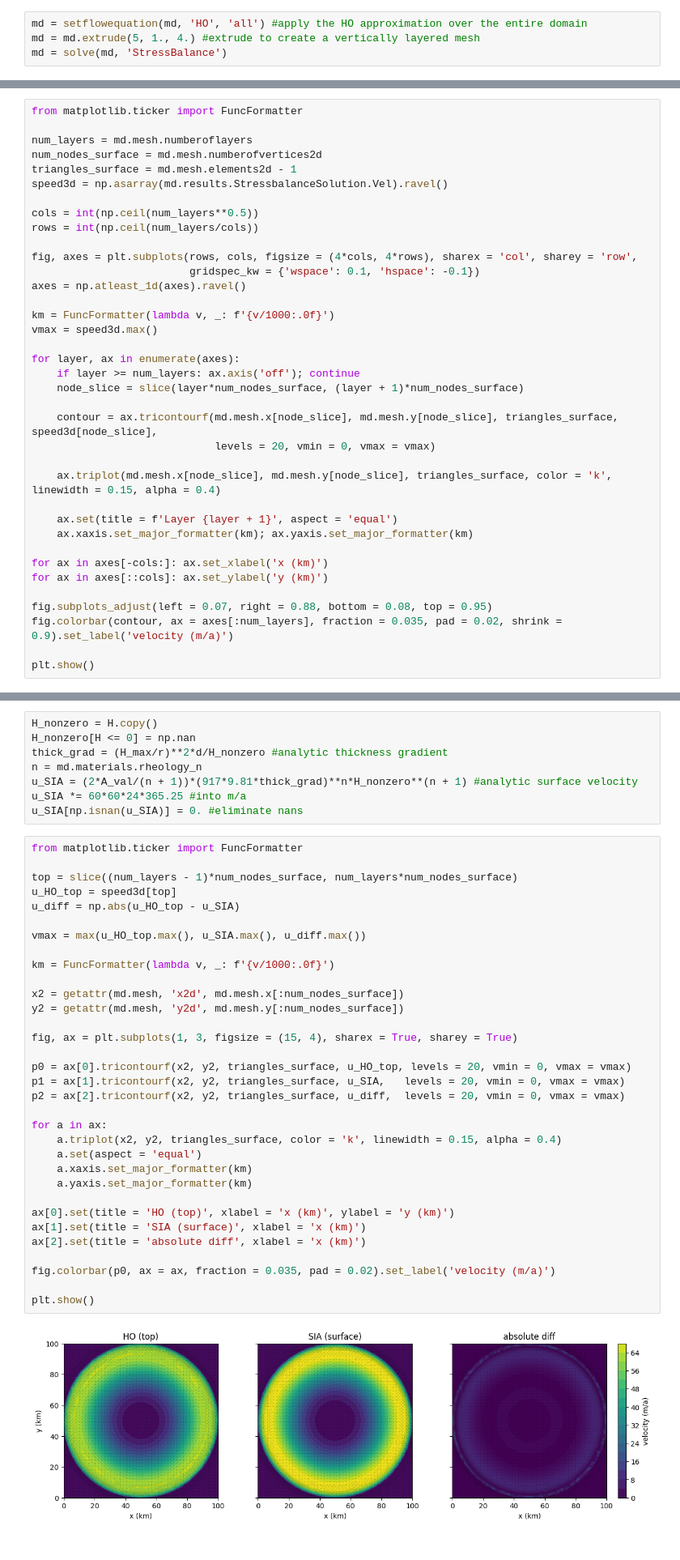
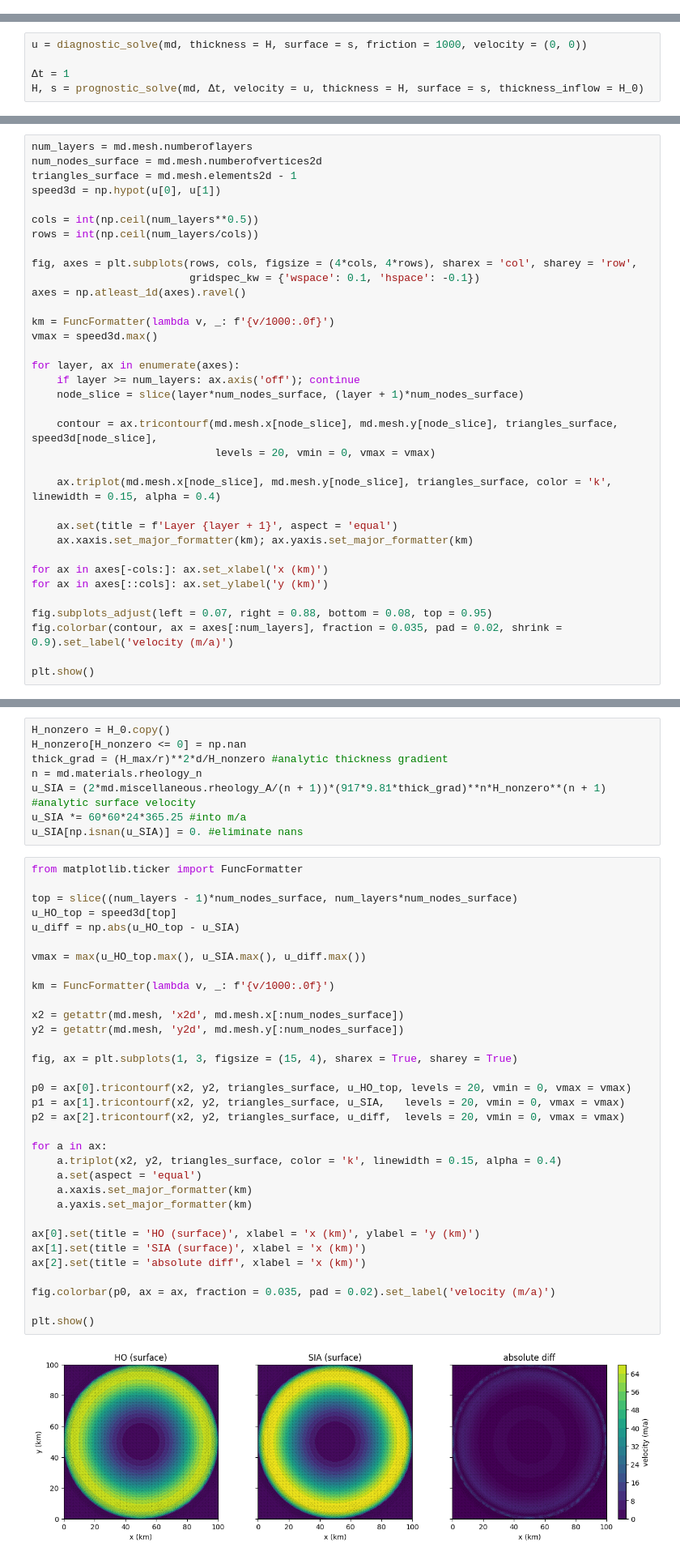
Before and after one commit to chrismiele/glimmer, a Jupyter notebook: issm/HO_dome.ipynb, the cells around one changed output, grey strips where cells are left out. Shown at 81% size. Drawn from its saved outputs; the diff is of its cells as text.

```diff
--- a/issm/HO_dome.ipynb
+++ b/issm/HO_dome.ipynb
@@ -140,4 +109,0 @@ md.basalforcings.floatingice_melting_rate = np.zeros(len(x))
-# %%
-md = setflowequation(md, 'HO', 'all') #apply the HO approximation over the entire domain
-md = md.extrude(5, 1., 4.) #extrude to create a vertically layered mesh
-md = solve(md, 'StressBalance')
@@ -161,0 +115,5 @@ loading results from cluster
+# %%
+u = diagnostic_solve(md, thickness = H, surface = s, friction = 1000, velocity = (0, 0))
+
+Δt = 1
+H, s = prognostic_solve(md, Δt, velocity = u, thickness = H, surface = s, thickness_inflow = H_0)
@@ -162,10 +122,8 @@ loading results from cluster
 # %%
-from matplotlib.ticker import FuncFormatter
-
 num_layers = md.mesh.numberoflayers
 num_nodes_surface = md.mesh.numberofvertices2d
 triangles_surface = md.mesh.elements2d - 1
-speed3d = np.asarray(md.results.StressbalanceSolution.Vel).ravel()
+speed3d = np.hypot(u[0], u[1])
 
 cols = int(np.ceil(num_layers**0.5))
 rows = int(np.ceil(num_layers/cols))
@@ -201,11 +159,11 @@ plt.show()
 # %% [markdown]
 ## Compare numerical HO results with semi-analytic SIA solution
 # %%
-H_nonzero = H.copy()
-H_nonzero[H <= 0] = np.nan
+H_nonzero = H_0.copy()
+H_nonzero[H_nonzero <= 0] = np.nan
 thick_grad = (H_max/r)**2*d/H_nonzero #analytic thickness gradient
 n = md.materials.rheology_n
-u_SIA = (2*A_val/(n + 1))*(917*9.81*thick_grad)**n*H_nonzero**(n + 1) #analytic surface velocity
+u_SIA = (2*md.miscellaneous.rheology_A/(n + 1))*(917*9.81*thick_grad)**n*H_nonzero**(n + 1) #analytic surface velocity
 u_SIA *= 60*60*24*365.25 #into m/a
 u_SIA[np.isnan(u_SIA)] = 0. #eliminate nans
 # %%
@@ -214,32 +172,32 @@ from matplotlib.ticker import FuncFormatter
 top = slice((num_layers - 1)*num_nodes_surface, num_layers*num_nodes_surface)
 u_HO_top = speed3d[top]
 u_diff = np.abs(u_HO_top - u_SIA)
 
 vmax = max(u_HO_top.max(), u_SIA.max(), u_diff.max())
 
 km = FuncFormatter(lambda v, _: f'{v/1000:.0f}')
 
 x2 = getattr(md.mesh, 'x2d', md.mesh.x[:num_nodes_surface])
 y2 = getattr(md.mesh, 'y2d', md.mesh.y[:num_nodes_surface])
 
 fig, ax = plt.subplots(1, 3, figsize = (15, 4), sharex = True, sharey = True)
 
 p0 = ax[0].tricontourf(x2, y2, triangles_surface, u_HO_top, levels = 20, vmin = 0, vmax = vmax)
 p1 = ax[1].tricontourf(x2, y2, triangles_surface, u_SIA,   levels = 20, vmin = 0, vmax = vmax)
 p2 = ax[2].tricontourf(x2, y2, triangles_surface, u_diff,  levels = 20, vmin = 0, vmax = vmax)
 
 for a in ax:
     a.triplot(x2, y2, triangles_surface, color = 'k', linewidth = 0.15, alpha = 0.4)
     a.set(aspect = 'equal')
     a.xaxis.set_major_formatter(km)
     a.yaxis.set_major_formatter(km)
 
-ax[0].set(title = 'HO (top)', xlabel = 'x (km)', ylabel = 'y (km)')
+ax[0].set(title = 'HO (surface)', xlabel = 'x (km)', ylabel = 'y (km)')
 ax[1].set(title = 'SIA (surface)', xlabel = 'x (km)')
 ax[2].set(title = 'absolute diff', xlabel = 'x (km)')
 
 fig.colorbar(p0, ax = ax, fraction = 0.035, pad = 0.02).set_label('velocity (m/a)')
 
 plt.show()
 # %% [output]
-[figure, old version]
+[figure, new version]
```
Also changed, not shown: parts of 15 cells of this notebook, 2 other files.
